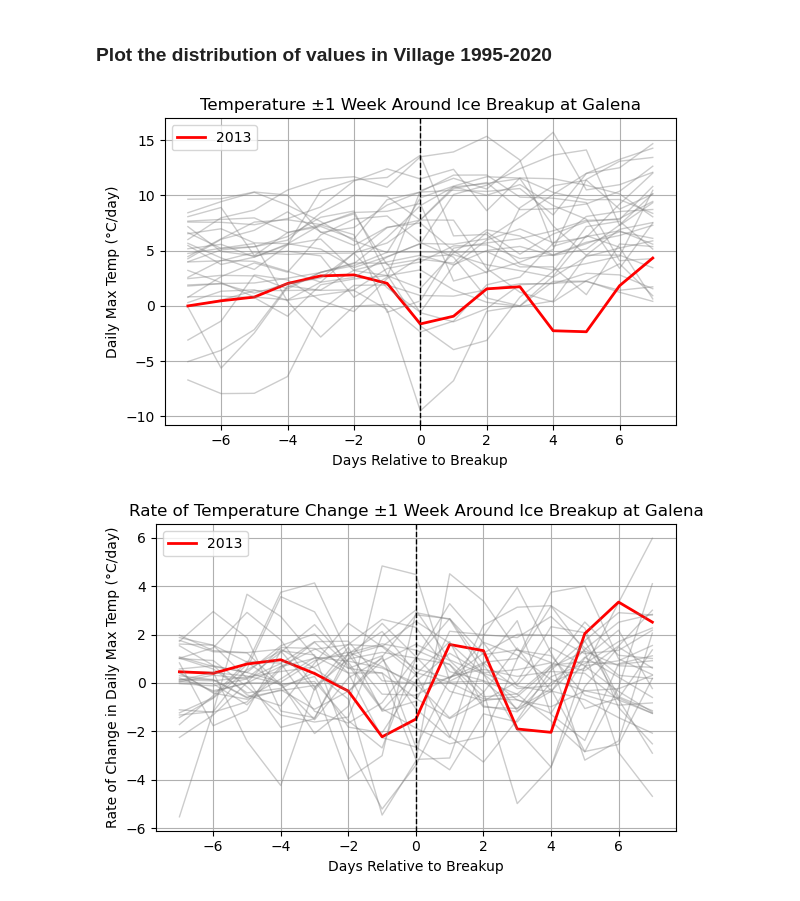
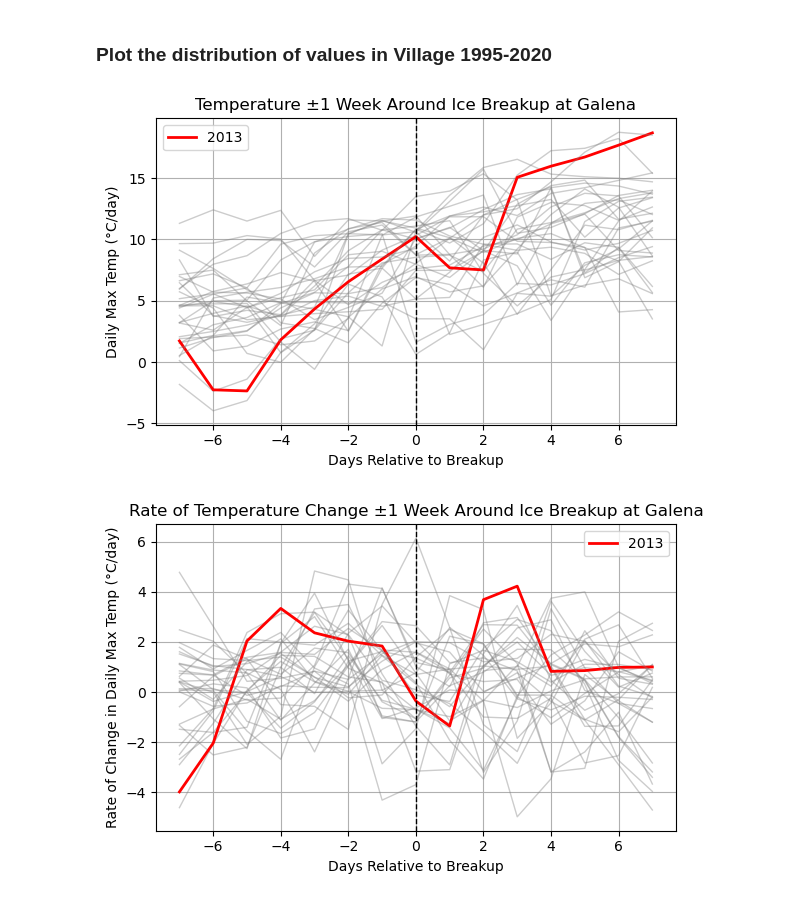
Before and after one commit to duvivier/yukon_flooding, a Jupyter notebook: analysis_notebooks/SOARS_Breakup_day_temp_maps.ipynb, the cells around one changed output. Cells and saved outputs as stored; diff of their text form; code cells hidden in the pictures.

Commit message:
updating notebooks and figures with final fixes, etc.

```diff
--- a/analysis_notebooks/SOARS_Breakup_day_temp_maps.ipynb
+++ b/analysis_notebooks/SOARS_Breakup_day_temp_maps.ipynb
@@ -58,9 +58,11 @@ Index(['HYBAS_ID', 'NEXT_DOWN', 'NEXT_SINK', 'MAIN_BAS', 'DIST_SINK',
 # %% [markdown]
 # Load ice breakup date information
 - Use this to figure out which files to load with temperature
+# %%
+dir_in = '/glade/u/home/duvivier/projects/arctic_actionable/soars/yukon_river_2025/yukon_flooding/other_files/'
 # %%
 # Load ice breakup data for all communities
-df = pd.read_csv("Phenology.csv")
+df = pd.read_csv(dir_in+'Phenology.csv')
 df['Date'] = pd.to_datetime(df['Date'])
 # %%
 # Get ice breakup data for Eagle
@@ -425,7 +427,7 @@ days_range = np.arange(-7, 8)
 hydrograph_data = {}
 
 # Loop through breakup years
-for year, row in galena_breakup.iterrows():
+for year, row in village_breakup.iterrows():
     breakup_date = np.datetime64(row['Date'].date())  # strip time to match daily data
 
     # Get time array from temp_series and convert to date only
@@ -468,7 +470,7 @@ plt.show()
 days_range = np.arange(-7, 8) # number of days before/after breakup to plot
 hydrograph_slope_data = {}
 
-for year, row in galena_breakup.iterrows():
+for year, row in village_breakup.iterrows():
     breakup_date = np.datetime64(row['Date'].date())  # strip time to match daily resolution
 
     # Get time array from temp_series, cast to date only
@@ -800,7 +802,7 @@ days_range = np.arange(-7, 8)
 hydrograph_data = {}
 
 # Loop through breakup years
-for year, row in galena_breakup.iterrows():
+for year, row in village_breakup.iterrows():
     breakup_date = np.datetime64(row['Date'].date())  # strip time to match daily data
 
     # Get time array from temp_series and convert to date only
@@ -810,40 +812,40 @@ for year, row in galena_breakup.iterrows():
     if len(matching_idxs) == 0:
         continue  # Skip if no matching date found
     center_idx = matching_idxs[0]
 
     # ±7 day window
     idx_range = center_idx + days_range
     if np.any(idx_range < 0) or np.any(idx_range >= len(temp_series)):
         continue
 
     temps = temp_series[idx_range].values - 273.15  # Convert from K to °C
     hydrograph_data[year] = temps
 
 # Make plot
 plt.figure(figsize=(6,4))
 for year, slopes in hydrograph_data.items():
     color = 'red' if year == yy else 'gray'
     lw = 2 if year == yy else 1
     alpha = 1.0 if year == yy else 0.4
     label = str(year) if year == yy else None
     plt.plot(days_range, slopes, color=color, linewidth=lw, alpha=alpha, label=label)
 
 plt.axvline(x=0, linestyle='--', color='black', linewidth=1)
 plt.title('Temperature ±1 Week Around Ice Breakup at '+village_name)
 plt.xlabel('Days Relative to Breakup')
 plt.ylabel('Daily Max Temp (°C/day)')
 plt.legend()
 plt.grid(True)
 plt.tight_layout()
 plt.show()
 # %% [output]
-[figure, old version]
+[figure, new version]
 # %%
 # Plot the rate of temperature change before and after breakup at this village
 days_range = np.arange(-7, 8) # number of days before/after breakup to plot
 hydrograph_slope_data = {}
 
-for year, row in galena_breakup.iterrows():
+for year, row in village_breakup.iterrows():
     breakup_date = np.datetime64(row['Date'].date())  # strip time to match daily resolution
 
     # Get time array from temp_series, cast to date only
@@ -883,7 +885,7 @@ plt.grid(True)
 plt.tight_layout()
 plt.show()
 # %% [output]
-[figure, old version]
+[figure, new version]
 # %%
 # Check if the flood year was significantly different rate of temperature increase compared to other years at this village
 
```
Also changed, not shown: parts of 3 cells of this notebook, 6 other files.
